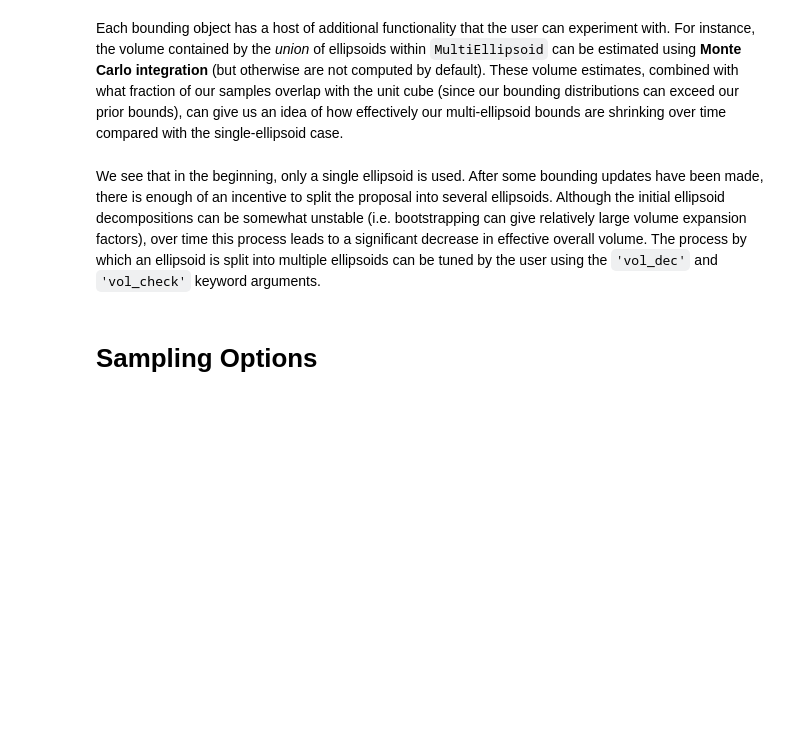
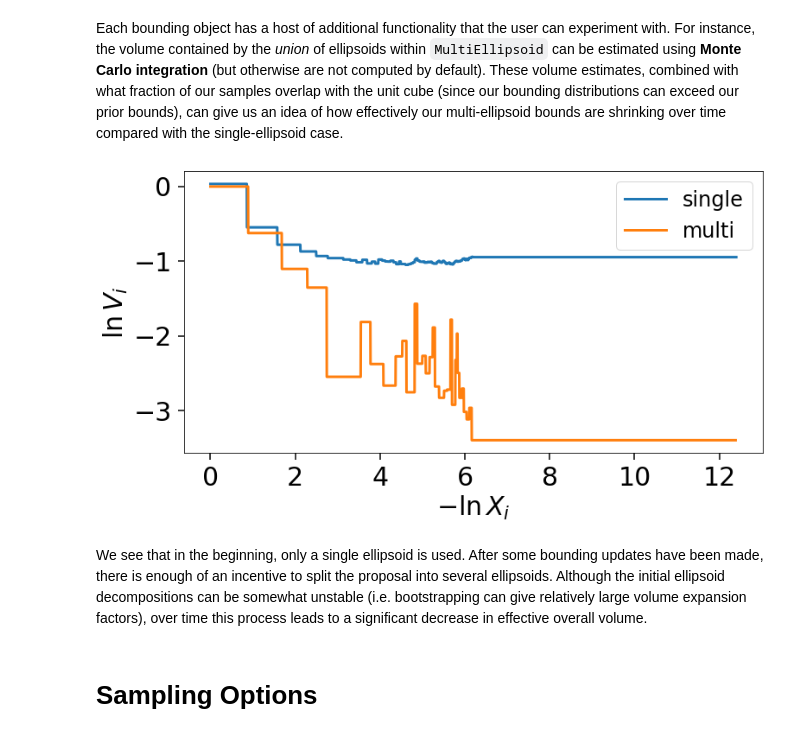
Before and after one commit to joshspeagle/dynesty, a Jupyter notebook: demos/Examples -- Gaussian Shells.ipynb, the cells around one changed output. Saved outputs shown, nothing was run; the diff lists cells and outputs as text; code cells hidden in the pictures; blank space fills up the shorter version.

```diff
--- a/demos/Examples -- Gaussian Shells.ipynb
+++ b/demos/Examples -- Gaussian Shells.ipynb
@@ -222,40 +239,42 @@ bounds_res[2].bound
 Each bounding object has a host of additional functionality that the user can experiment with. For instance, the volume contained by the *union* of ellipsoids within `MultiEllipsoid` can be estimated using **Monte Carlo integration** (but otherwise are not computed by default). These volume estimates, combined with what fraction of our samples overlap with the unit cube (since our bounding distributions can exceed our prior bounds), can give us an idea of how effectively our multi-ellipsoid bounds are shrinking over time compared with the single-ellipsoid case.
 # %%
 # compute effective 'single' volumes
-single_vols = [1.]  # unit cube
+single_logvols = [0.]  # unit cube
 for bound in bounds_res[1].bound[1:]:
-    vol = bound.vol  # volume
-    funit = bound.unitcube_overlap() # fractional overlap with unit cube
-    single_vols.append(vol * funit)
-single_vols = np.array(single_vols)
+    logvol = bound.logvol  # volume
+    funit = bound.unitcube_overlap(rstate=rstate) # fractional overlap with unit cube
+    single_logvols.append(logvol +np.log(funit))
+single_logvols = np.array(single_logvols)
 
 # compute effective 'multi' volumes
-multi_vols = [1.]  # unit cube
+multi_logvols = [0.]  # unit cube
 for bound in bounds_res[2].bound[1:]:  # skip unit cube
-    vol, funit = bound.monte_carlo_vol(return_overlap=True)
-    multi_vols.append(vol * funit)  # numerical estimate via Monte Carlo methods
-multi_vols = np.array(multi_vols)
+    logvol, funit = bound.monte_carlo_logvol(rstate=rstate, return_overlap=True)
+    multi_logvols.append(logvol +np.log( funit))  # numerical estimate via Monte Carlo methods
+multi_logvols = np.array(multi_logvols)
 # %%
 # plot results as a function of ln(volume)
 plt.figure(figsize=(12,6))
 plt.xlabel(r'$-\ln X_i$')
 plt.ylabel(r'$\ln V_i$')
 
 # 'single'
 res = bounds_res[1]
 x = -res.logvol  # ln(prior volume)
 it = res.bound_iter  # proposal idx at given iteration
-y = np.log(single_vols[it])  # corresponding ln(bounding volume)
+y = single_logvols[it]  # corresponding ln(bounding volume)
 plt.plot(x, y, lw=3, label='single')
 
 # 'multi'
 res = bounds_res[2]
 x, it = -res.logvol, res.bound_iter
-y = np.log(multi_vols[it])
+y = multi_logvols[it]
 plt.plot(x, y, lw=3, label='multi')
 plt.legend(loc='best', fontsize=24);
+# %% [output]
+[figure, added]
 # %% [markdown]
-We see that in the beginning, only a single ellipsoid is used. After some bounding updates have been made, there is enough of an incentive to split the proposal into several ellipsoids. Although the initial ellipsoid decompositions can be somewhat unstable (i.e. bootstrapping can give relatively large volume expansion factors), over time this process leads to a significant decrease in effective overall volume. The process by which an ellipsoid is split into multiple ellipsoids can be tuned by the user using the `'vol_dec'` and `'vol_check'` keyword arguments.
+We see that in the beginning, only a single ellipsoid is used. After some bounding updates have been made, there is enough of an incentive to split the proposal into several ellipsoids. Although the initial ellipsoid decompositions can be somewhat unstable (i.e. bootstrapping can give relatively large volume expansion factors), over time this process leads to a significant decrease in effective overall volume.
 # %% [markdown]
 # Sampling Options
 # %% [markdown]
```
Also changed, not shown: parts of 14 cells of this notebook, 12 other files.
